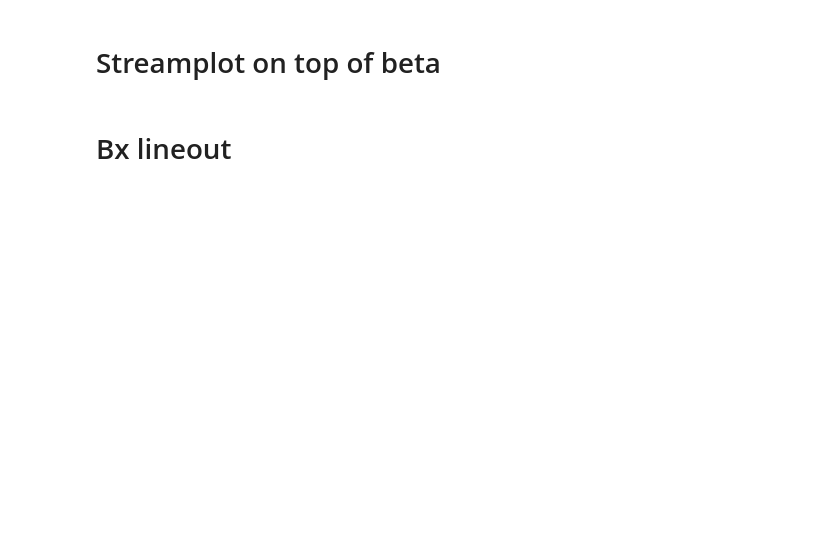
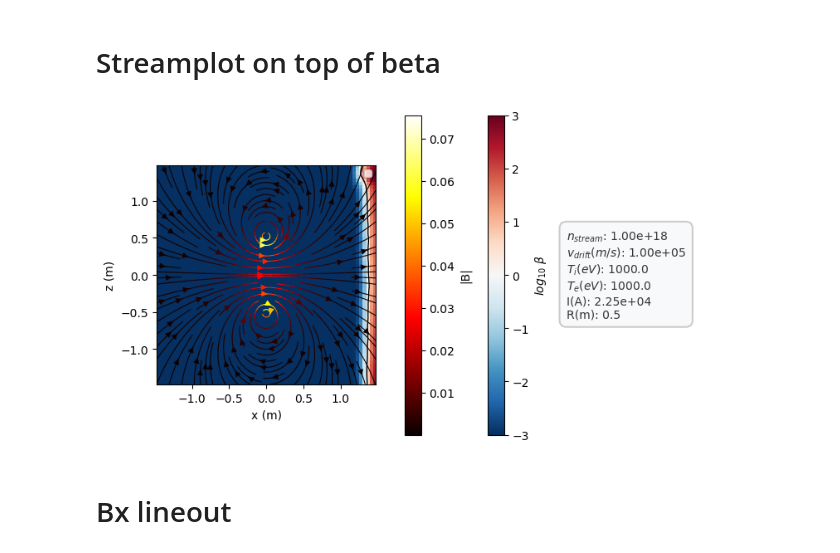
Before and after one commit to Justyunsart/WarpX_Polywell, a Jupyter notebook: postprocess/postprocess_single_coil_official_clean.ipynb, the cells around one changed output. Drawn from its saved outputs; the diff is of its cells as text; code cells hidden in the pictures; blank space fills up the shorter version.

```diff
--- a/postprocess/postprocess_single_coil_official_clean.ipynb
+++ b/postprocess/postprocess_single_coil_official_clean.ipynb
@@ -1003,7 +1044,7 @@ ax.set_ylabel('z (m)')
 ax.legend(loc='upper right', fontsize=8)
 title = ax.set_title('')
 
-add_external_parameter_box(fig, static_params)
+add_external_parameter_box(fig, static_params, dx=10)
 
 plt.savefig('test.png')
 plt.show()
@@ -1017,33 +1058,35 @@ def update(k):
     ax2.set_xlim(ax.get_xlim())
     ax2.set_ylim(ax.get_ylim())
 
     # Update beta heatmap
     im.set_data(beta_frames[k])
 
     # Update beta=1 contour
     contour_handle[0].remove()
     contour_handle[0] = ax.contour(
         xs, zs, beta_frames[k], levels=[0.0],
         colors='k', linewidths=1.0, zorder=1
     )
 
     stream_handle[0] = ax2.streamplot(
         xs, zs,
         B_streamplots[k][0], B_streamplots[k][1],
         color=B_streamplots[k][2], cmap='hot',  density=1.2, linewidth=0.8, zorder=2,
     )
 
     t_us = series_f.t[k] * 1e6
     title.set_text(f'β_th  step {it}  t = {t_us:.2f} µs')
     return [im]
 
 # ── Save ─────────────────────────────────────────────────────────
 ani = animation.FuncAnimation(
     fig, update, frames=len(iterations), interval=100
 )
 ani.save(f'{save_path}/beta_stream_overlay.mp4', writer='ffmpeg', fps=10, dpi=300)
 plt.close()
 print(f"Saved: {save_path}/beta_stream_overlay.mp4")
+# %% [output]
+[figure, added]
 # %% [markdown]
 # Bx lineout
 # %%
```
Also changed, not shown: parts of 30 cells of this notebook.
